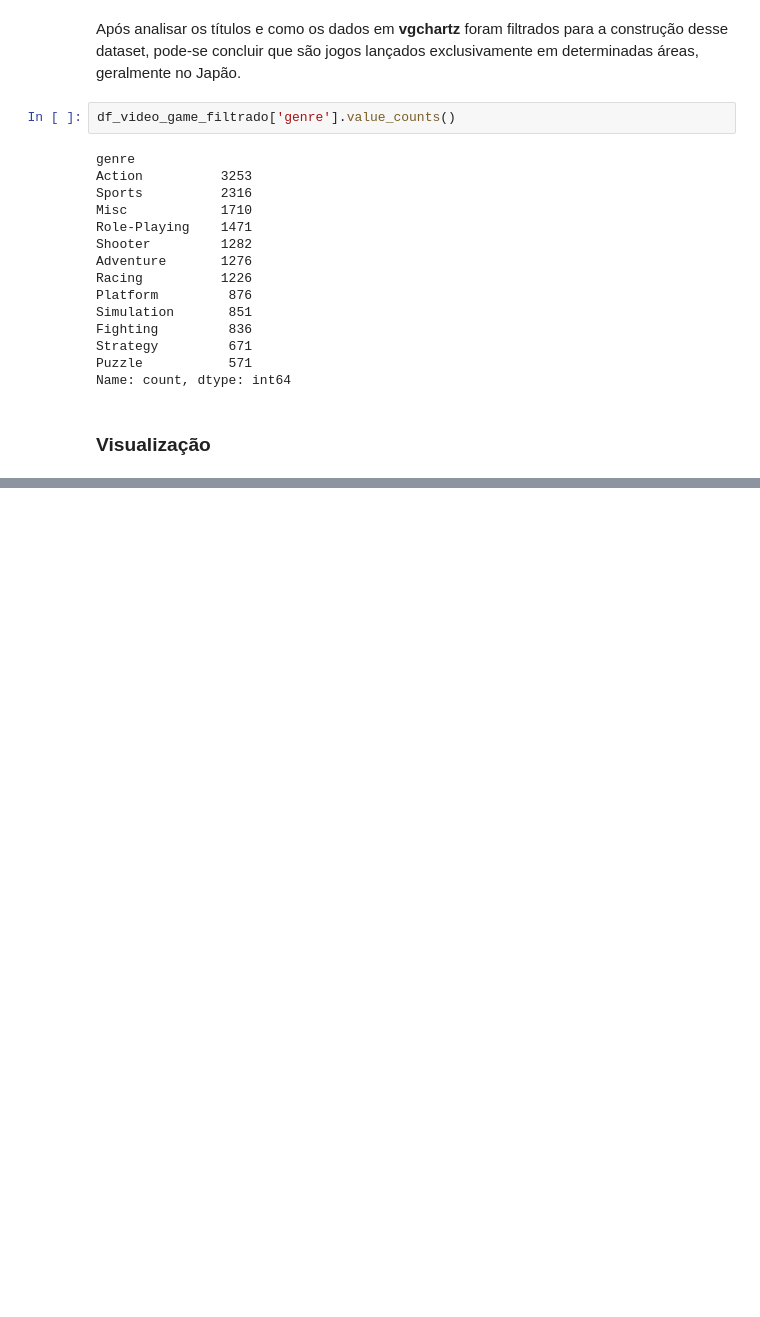
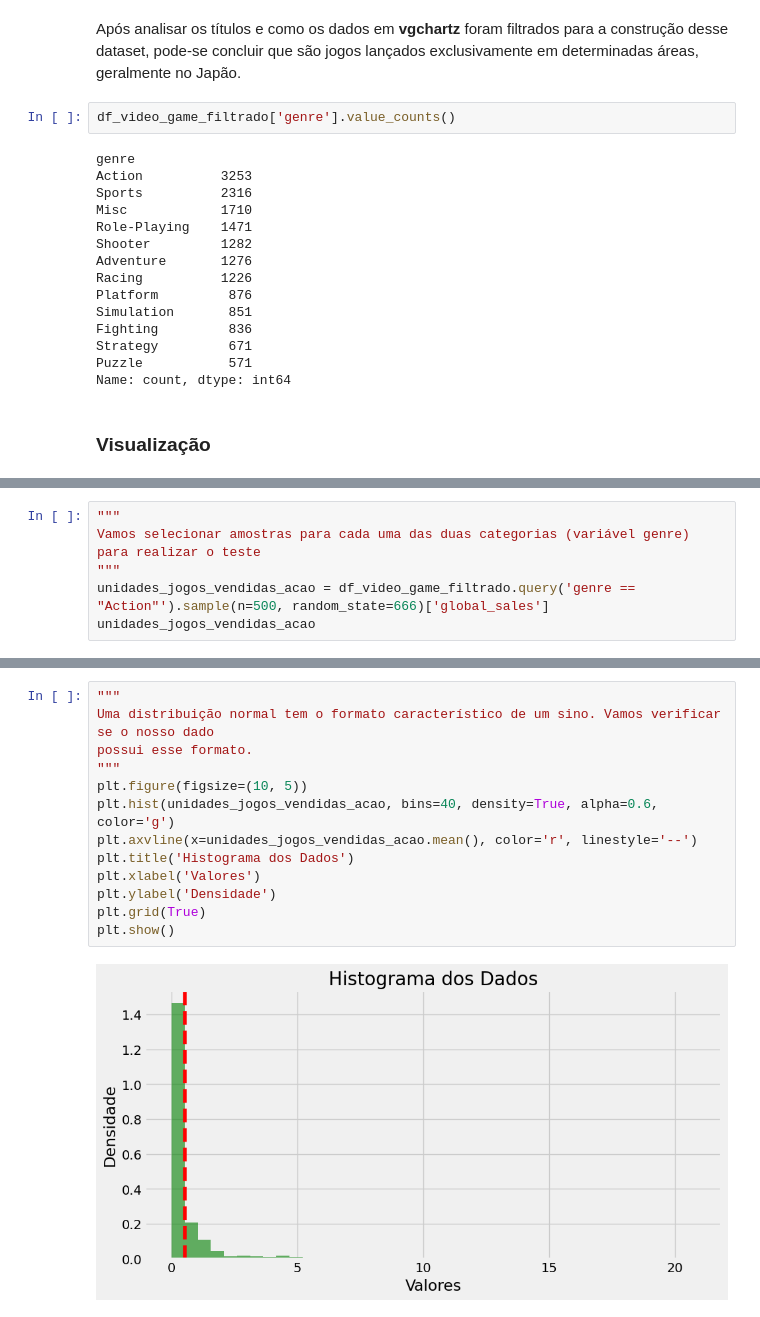
Before and after one commit to RayVilaca/Bootcamp-Data-Science-Ada, a Jupyter notebook: projetos-conclusao-modulo/modulo 4/projeto.ipynb, the cells around one changed output, grey strips where cells are left out. Saved outputs shown, nothing was run; the diff lists cells and outputs as text; blank space fills up the shorter version.

```diff
--- a/projetos-conclusao-modulo/modulo 4/projeto.ipynb
+++ b/projetos-conclusao-modulo/modulo 4/projeto.ipynb
@@ -315,0 +393,6 @@ plt.show()
+# %%
+"""
+Vamos selecionar amostras para cada uma das duas categorias (variável genre) para realizar o teste
+"""
+unidades_jogos_vendidas_acao = df_video_game_filtrado.query('genre == "Action"').sample(n=500, random_state=666)['global_sales']
+unidades_jogos_vendidas_acao
@@ -315,0 +412,15 @@ plt.show()
+# %%
+"""
+Uma distribuição normal tem o formato característico de um sino. Vamos verificar se o nosso dado
+possui esse formato.
+"""
+plt.figure(figsize=(10, 5))
+plt.hist(unidades_jogos_vendidas_acao, bins=40, density=True, alpha=0.6, color='g')
+plt.axvline(x=unidades_jogos_vendidas_acao.mean(), color='r', linestyle='--')
+plt.title('Histograma dos Dados')
+plt.xlabel('Valores')
+plt.ylabel('Densidade')
+plt.grid(True)
+plt.show()
+# %% [output]
+[figure, added]
```
Also changed, not shown: parts of 21 cells of this notebook.
